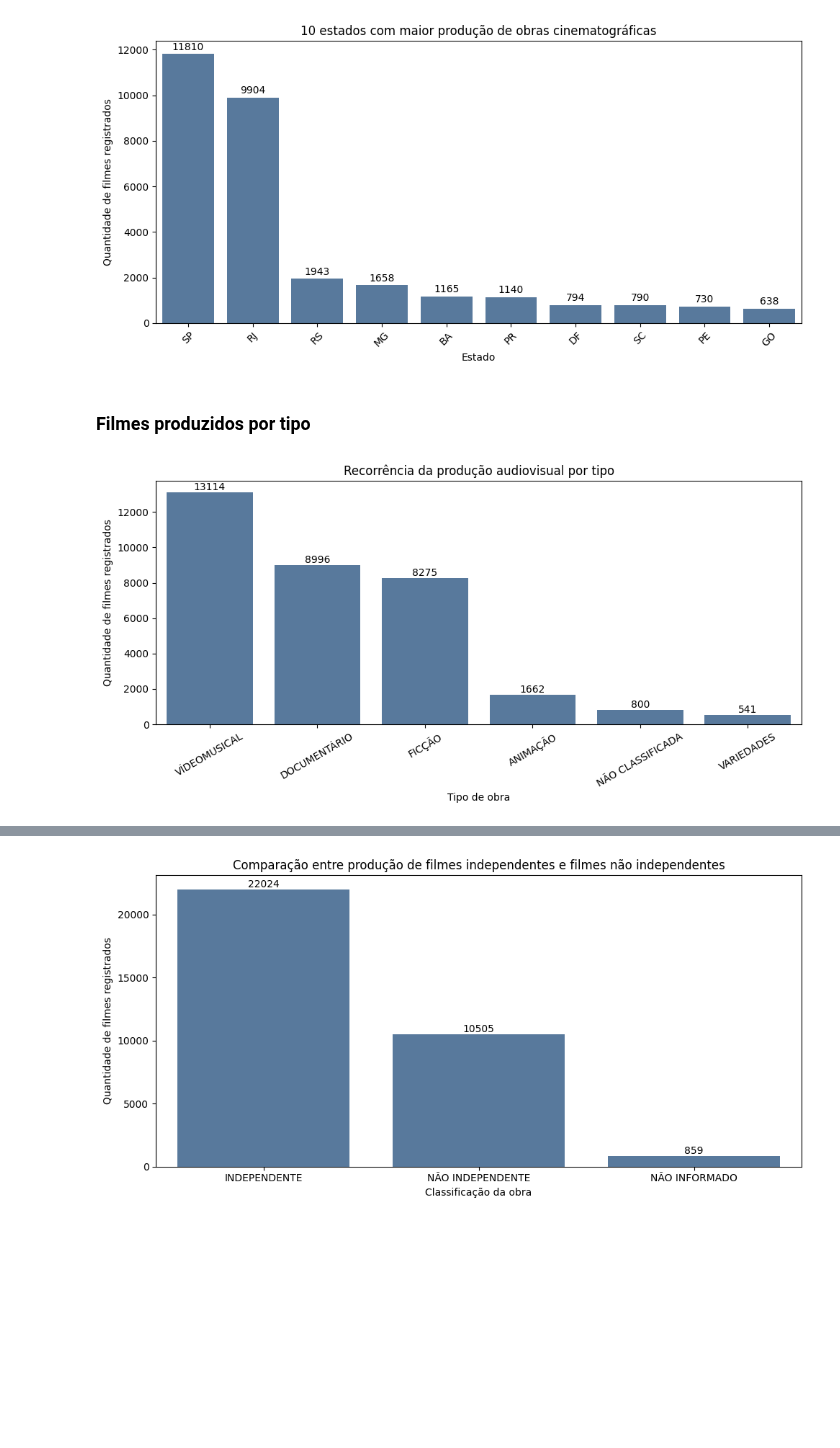
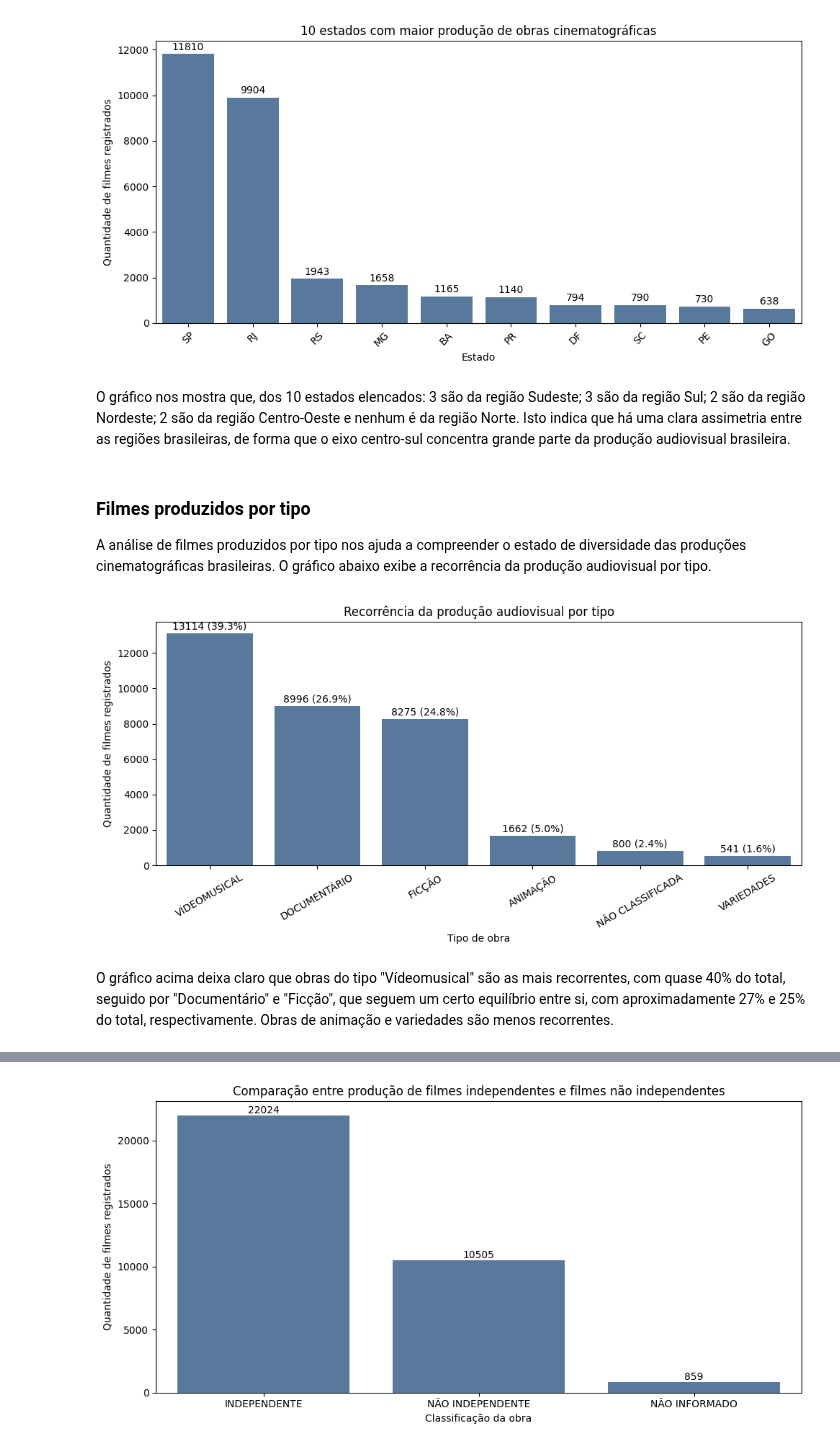
Before and after one commit to JamesIslan/analise-dados-ancine, a Jupyter notebook: src/analise/analise-obras.ipynb, the cells around one changed output, grey strips where cells are left out. Cells and saved outputs as stored; diff of their text form; code cells hidden in the pictures; blank space fills up the shorter version.

```diff
--- a/src/analise/analise-obras.ipynb
+++ b/src/analise/analise-obras.ipynb
@@ -56,22 +37,33 @@ plt.tight_layout()
 plt.show()
 # %% [output]
 [figure]
+# %% [markdown]
+O gráfico nos mostra que, dos 10 estados elencados: 3 são da região Sudeste; 3 são da região Sul; 2 são da região Nordeste; 2 são da região Centro-Oeste e nenhum é da região Norte. Isto indica que há uma clara assimetria entre as regiões brasileiras, de forma que o eixo centro-sul concentra grande parte da produção audiovisual brasileira.
 # %% [markdown]
 ### Filmes produzidos por tipo
+A análise de filmes produzidos por tipo nos ajuda a compreender o estado de diversidade das produções cinematográficas brasileiras. O gráfico abaixo exibe a recorrência da produção audiovisual por tipo.
 # %%
 col = "tipo_obra"
 top = df[col].value_counts().head(10).index
 
 plt.figure(figsize=(10,5))
 ax = sns.countplot(data=df, x=col, order=top, color="#4C78A8")
+
+# Percentual ao lado do valor absoluto
+n_total = df[col].notna().sum()
+counts = [p.get_height() for p in ax.patches]
+labels = [f"{int(c)} ({c/n_total:.1%})" for c in counts]
+ax.bar_label(ax.containers[0], labels=labels, padding=2)
+
 ax.set_xlabel('Tipo de obra')
 ax.set_ylabel("Quantidade de filmes registrados")
 ax.set_title(f"Recorrência da produção audiovisual por tipo")
-ax.bar_label(ax.containers[0], padding=0)
 plt.xticks(rotation=30)
 plt.tight_layout()
 plt.show()
 # %% [output]
-[figure, old version]
+[figure, new version]
+# %% [markdown]
+O gráfico acima deixa claro que obras do tipo "Vídeomusical" são as mais recorrentes, com quase 40% do total, seguido por "Documentário" e "Ficção", que seguem um certo equilíbrio entre si, com aproximadamente 27% e 25% do total, respectivamente. Obras de animação e variedades são menos recorrentes.
 # %% [markdown]
 ### Análise da produção audiovisual de filmes independentes e filmes não independentes
```
Also changed, not shown: parts of 10 cells of this notebook.
